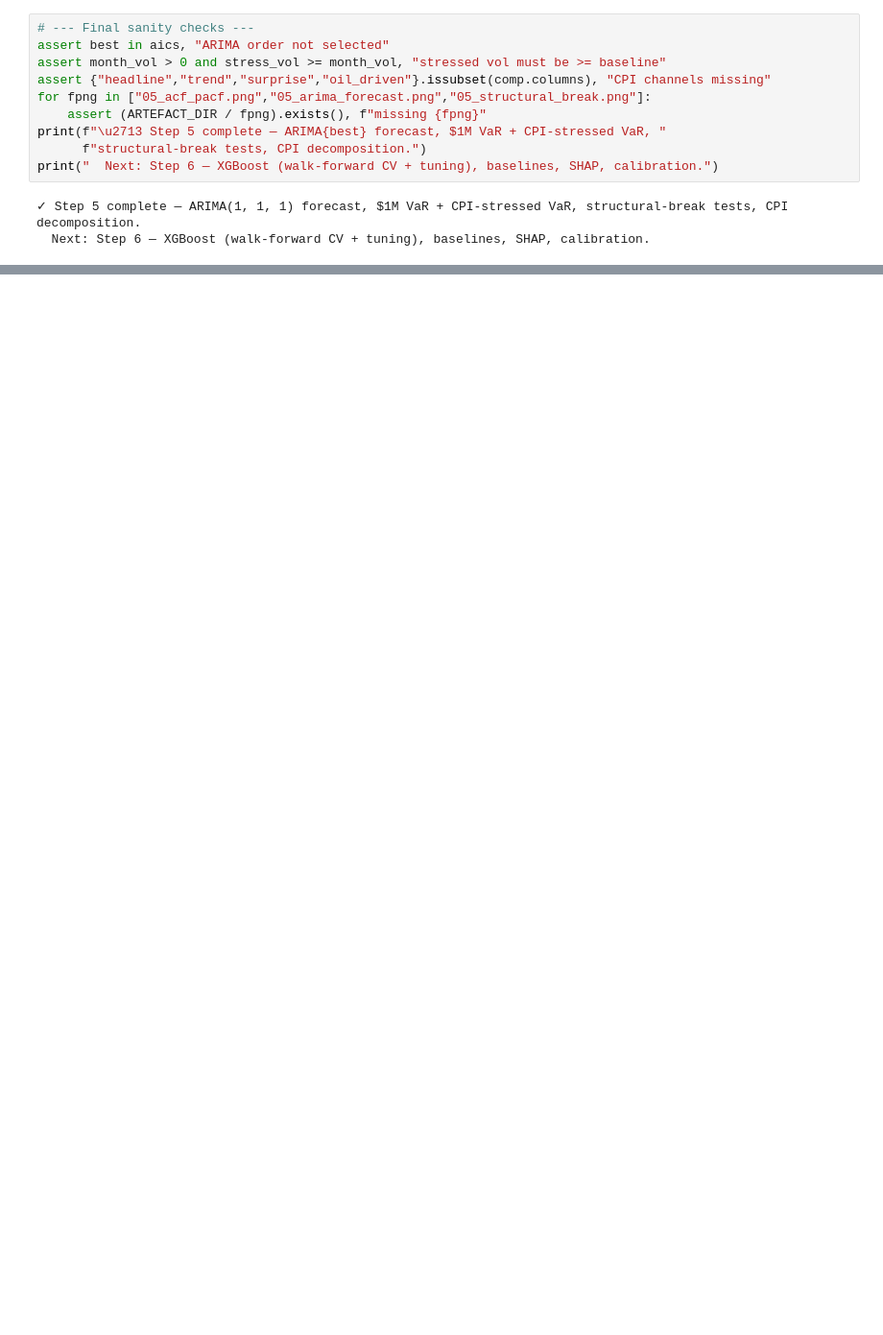
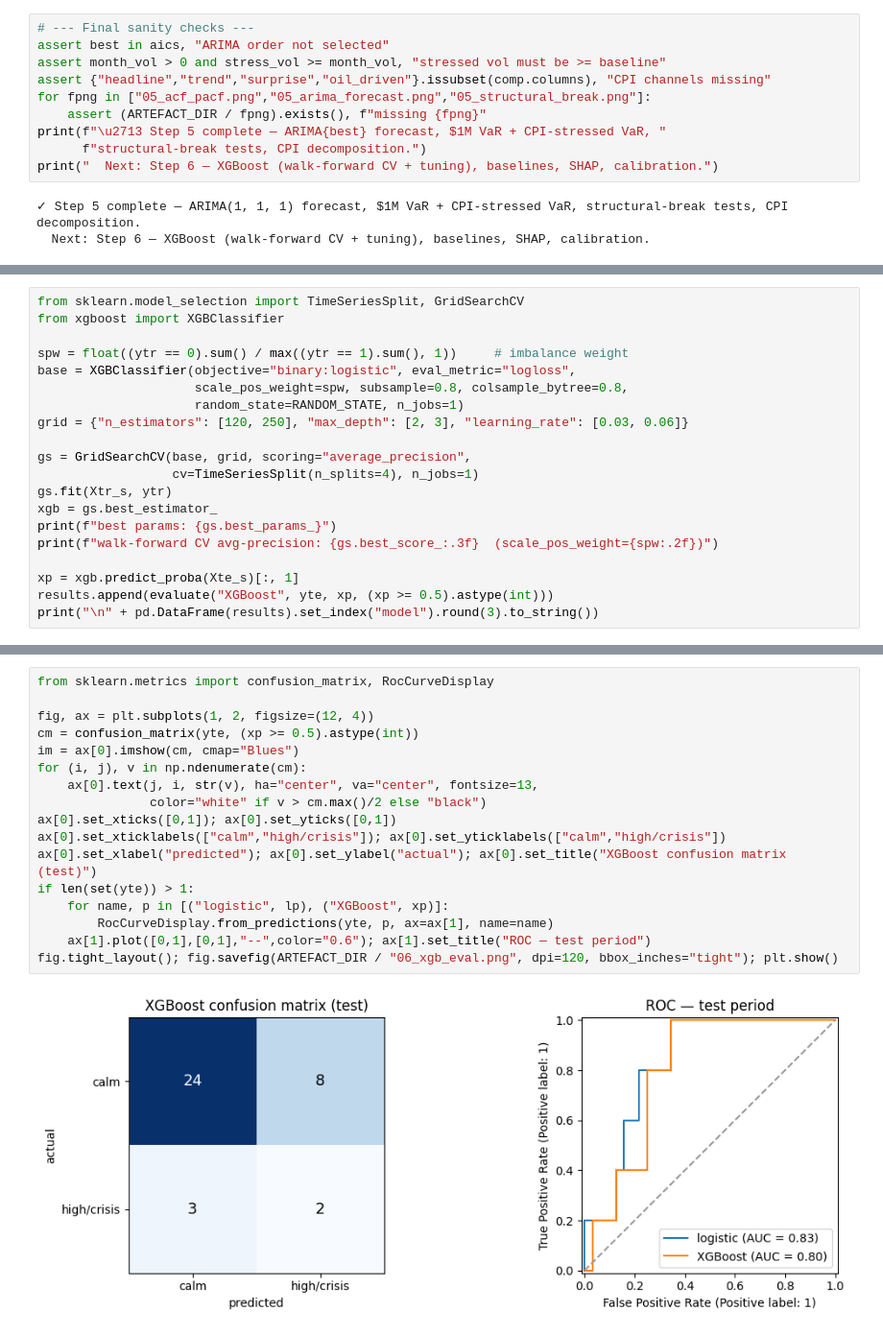
Before and after one commit to Muhfaden/ailsi-tasi, a Jupyter notebook: AILSI_Project.ipynb, the cells around one changed output, grey strips where cells are left out. Shown at 96% size. Cells and saved outputs as stored; diff of their text form; blank space fills up the shorter version.

```diff
--- a/AILSI_Project.ipynb
+++ b/AILSI_Project.ipynb
@@ -1554,0 +1644,20 @@ print("  Next: Step 6 — XGBoost (walk-forward CV + tuning), baselines, SHAP, c
+# %%
+from sklearn.model_selection import TimeSeriesSplit, GridSearchCV
+from xgboost import XGBClassifier
+
+spw = float((ytr == 0).sum() / max((ytr == 1).sum(), 1))     # imbalance weight
+base = XGBClassifier(objective="binary:logistic", eval_metric="logloss",
+                     scale_pos_weight=spw, subsample=0.8, colsample_bytree=0.8,
+                     random_state=RANDOM_STATE, n_jobs=1)
+grid = {"n_estimators": [120, 250], "max_depth": [2, 3], "learning_rate": [0.03, 0.06]}
+
+gs = GridSearchCV(base, grid, scoring="average_precision",
+                  cv=TimeSeriesSplit(n_splits=4), n_jobs=1)
+gs.fit(Xtr_s, ytr)
+xgb = gs.best_estimator_
+print(f"best params: {gs.best_params_}")
+print(f"walk-forward CV avg-precision: {gs.best_score_:.3f}  (scale_pos_weight={spw:.2f})")
+
+xp = xgb.predict_proba(Xte_s)[:, 1]
+results.append(evaluate("XGBoost", yte, xp, (xp >= 0.5).astype(int)))
+print("\n" + pd.DataFrame(results).set_index("model").round(3).to_string())
@@ -1554,0 +1673,19 @@ print("  Next: Step 6 — XGBoost (walk-forward CV + tuning), baselines, SHAP, c
+# %%
+from sklearn.metrics import confusion_matrix, RocCurveDisplay
+
+fig, ax = plt.subplots(1, 2, figsize=(12, 4))
+cm = confusion_matrix(yte, (xp >= 0.5).astype(int))
+im = ax[0].imshow(cm, cmap="Blues")
+for (i, j), v in np.ndenumerate(cm):
+    ax[0].text(j, i, str(v), ha="center", va="center", fontsize=13,
+               color="white" if v > cm.max()/2 else "black")
+ax[0].set_xticks([0,1]); ax[0].set_yticks([0,1])
+ax[0].set_xticklabels(["calm","high/crisis"]); ax[0].set_yticklabels(["calm","high/crisis"])
+ax[0].set_xlabel("predicted"); ax[0].set_ylabel("actual"); ax[0].set_title("XGBoost confusion matrix (test)")
+if len(set(yte)) > 1:
+    for name, p in [("logistic", lp), ("XGBoost", xp)]:
+        RocCurveDisplay.from_predictions(yte, p, ax=ax[1], name=name)
+    ax[1].plot([0,1],[0,1],"--",color="0.6"); ax[1].set_title("ROC — test period")
+fig.tight_layout(); fig.savefig(ARTEFACT_DIR / "06_xgb_eval.png", dpi=120, bbox_inches="tight"); plt.show()
+# %% [output]
+[figure, added]
```
Also changed, not shown: parts of 45 cells of this notebook.
